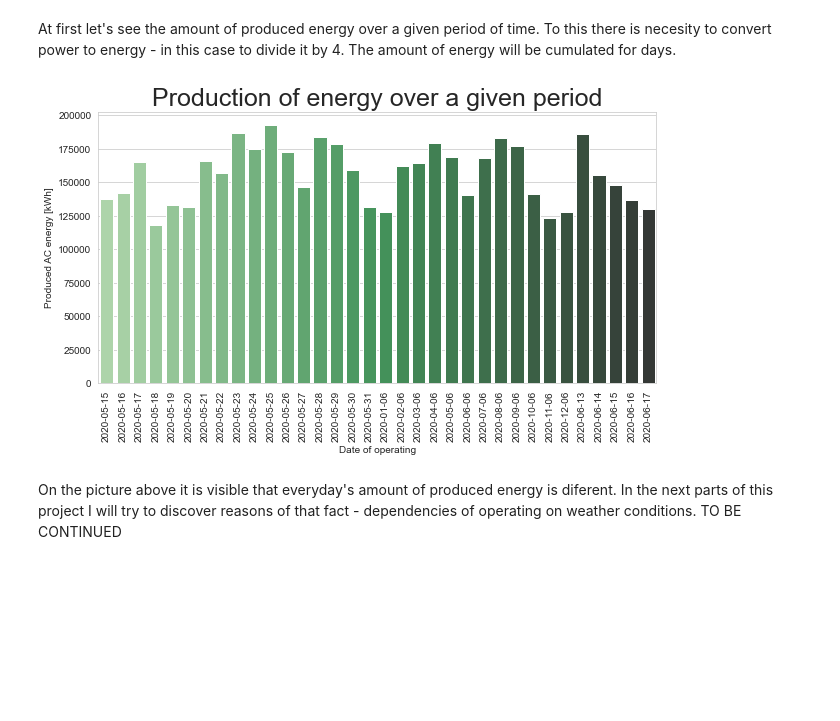
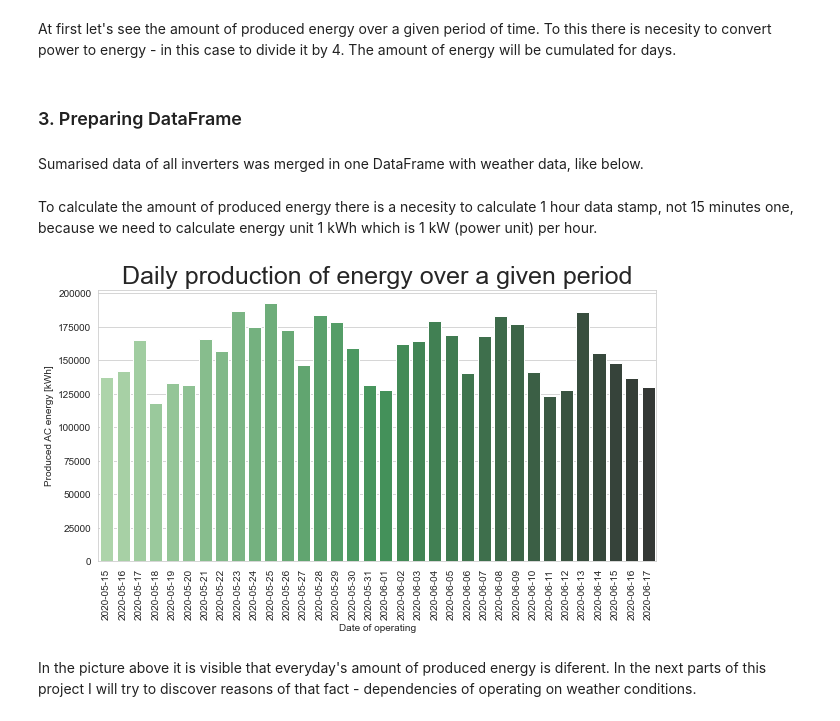
Before and after one commit to karolinaprzewoznik/Energy_EDA, a Jupyter notebook: SOLAR_POWER_PROJECT.ipynb, the cells around one changed output. Cells and saved outputs as stored; diff of their text form; code cells hidden in the pictures; blank space fills up the shorter version.

Commit message:
Updated Energy_EDA

```diff
--- a/SOLAR_POWER_PROJECT.ipynb
+++ b/SOLAR_POWER_PROJECT.ipynb
@@ -6,5 +12,5 @@ import seaborn as sns
 # %%
 # Loading data
 
-generation = pd.read_csv('Plant_1_Generation_Data.csv', index_col = 'DATE_TIME')
-weather = pd.read_csv('Plant_1_Weather_Sensor_Data.csv',  index_col = 'DATE_TIME')
+generation = pd.read_csv('Plant_1_Generation_Data.csv', sep=';')
+weather = pd.read_csv('Plant_1_Weather_Sensor_Data.csv')
@@ -11,4 +19,14 @@ weather = pd.read_csv('Plant_1_Weather_Sensor_Data.csv',  index_col = 'DATE_TIME
+# %%
+generation['DATE_TIME'] = pd.to_datetime(generation['DATE_TIME'], dayfirst = [False])
 # %% [markdown]
 At first let's see the amount of produced energy over a given period of time. To this there is necesity to convert power to energy - in this case to divide it by 4. The amount of energy will be cumulated for days.
 # %%
-sumarised_generation = generation.groupby(['DATE_TIME'], sort = False).sum().reset_index()
+sumarised_generation = generation.groupby(['DATE_TIME'], sort=False).sum().reset_index()
+sumarised_generation['DATE_TIME'] = pd.to_datetime(sumarised_generation['DATE_TIME'])
+weather['DATE_TIME'] = pd.to_datetime(weather['DATE_TIME'])
+
+sumarised_generation.drop(columns=['PLANT_ID'], inplace=True)
+# %% [markdown]
+### 3. Preparing DataFrame
+# %% [markdown]
+Sumarised data of all inverters was merged in one DataFrame with weather data, like below.
@@ -15,23 +36,24 @@ sumarised_generation = generation.groupby(['DATE_TIME'], sort = False).sum().res
+# %% [markdown]
+To calculate the amount of produced energy there is a necesity to calculate 1 hour data stamp, not 15 minutes one, because we need to calculate energy unit 1 kWh which is 1 kW (power unit) per hour.
 # %%
 sumarised_generation['ENERGY'] = sumarised_generation['AC_POWER']/4
 sumarised_generation['DATE'] = pd.to_datetime(sumarised_generation['DATE_TIME']).dt.date
 # %%
 sns.set_style("whitegrid")
 
 fig, total_production = plt.subplots(figsize=(10,5))
 total_production = sns.barplot(x = "DATE", y = "ENERGY",
                               data = sumarised_generation,
                               estimator = sum,
                               ci = None,
                               palette = "Greens_d")
 
 total_production.set(xlabel='Date of operating', ylabel='Produced AC energy [kWh]')
-plt.title('Production of energy over a given period', fontsize=25)
+plt.title('Daily production of energy over a given period', fontsize=25)
 plt.xticks(rotation=90)
 
 plt.show()
 # %% [output]
-[figure, old version]
+[figure, new version]
 # %% [markdown]
-On the picture above it is visible that everyday's amount of produced energy is diferent. In the next parts of this project I will try to discover reasons of that fact - dependencies of operating on weather conditions.
-TO BE CONTINUED
+In the picture above it is visible that everyday's amount of produced energy is diferent. In the next parts of this project I will try to discover reasons of that fact - dependencies of operating on weather conditions.
```
Also changed, not shown: parts of 8 cells of this notebook, 1 other file.
